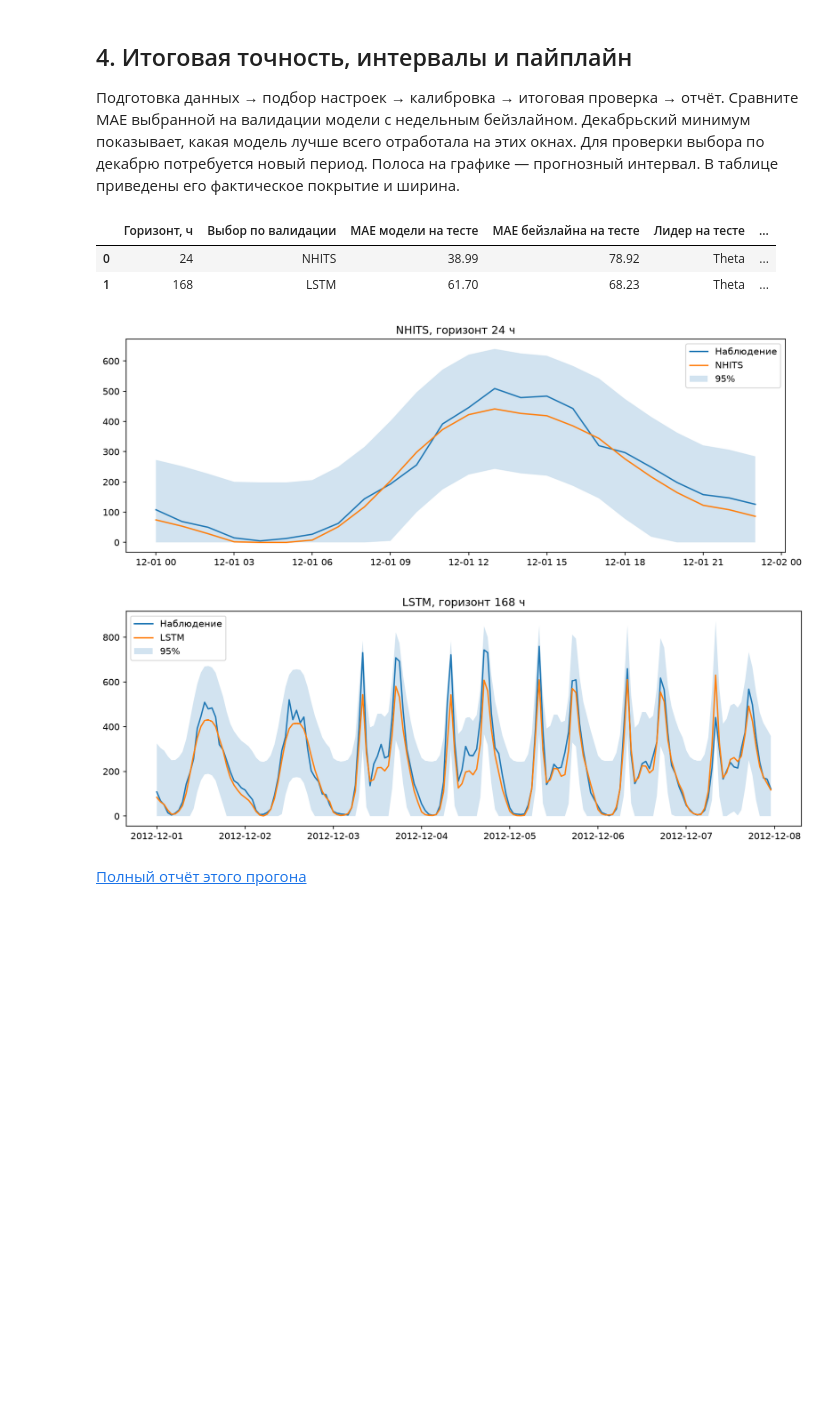
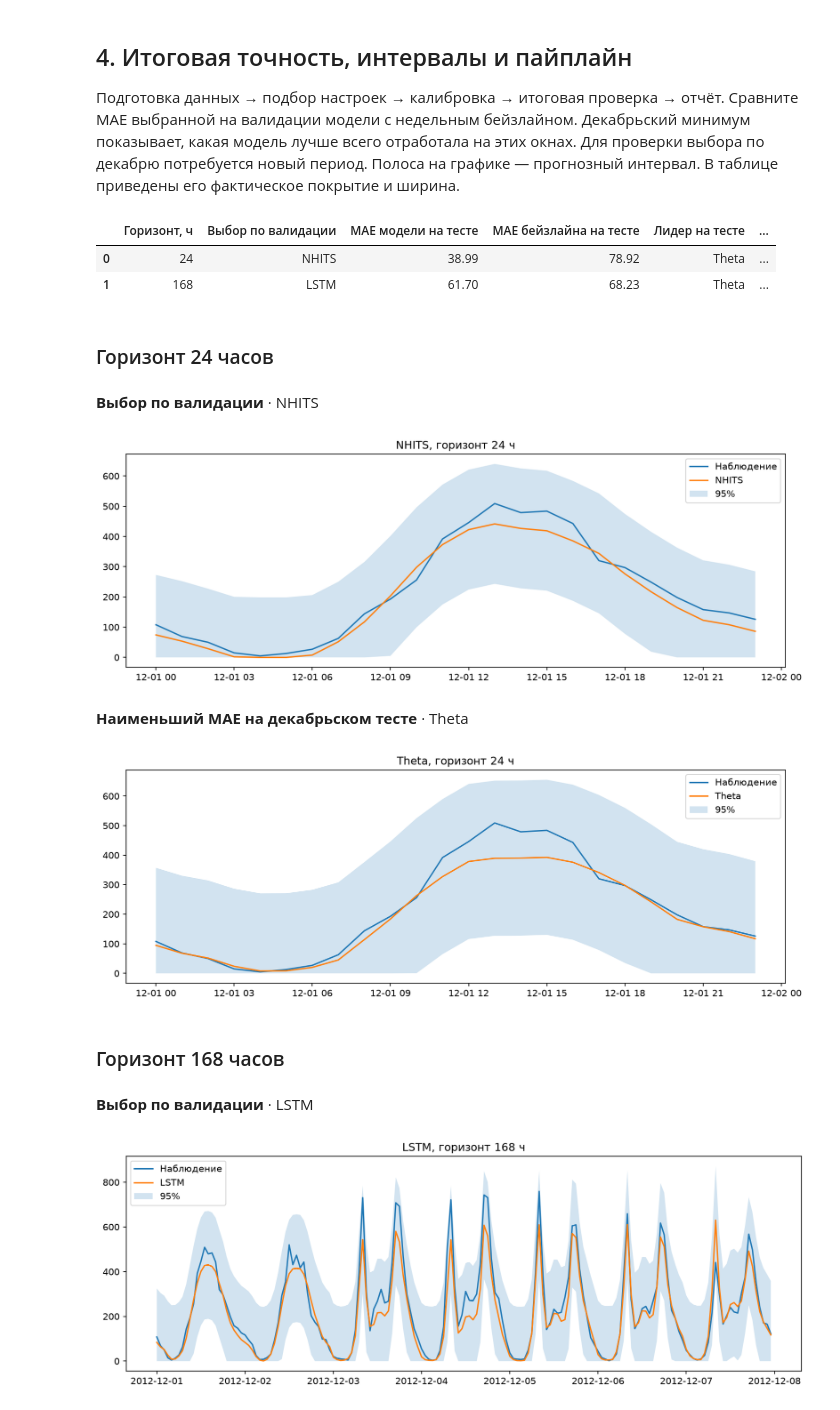
Before and after one commit to Deshp666/time_series_task, a Jupyter notebook: study_full.ipynb, the cells around one changed output. Saved outputs shown, nothing was run; the diff lists cells and outputs as text; code cells hidden in the pictures; blank space fills up the shorter version.

Commit message:
Show December test leader forecasts in notebook

```diff
--- a/study_full.ipynb
+++ b/study_full.ipynb
@@ -153,33 +153,45 @@ if scores.empty or "test" not in set(scores.phase) or not coverage_path.is_file(
     print("Декабрьские метрики и прогнозные интервалы появятся после полного прогона.")
 else:
     coverage = pd.read_csv(coverage_path)
     comparison = []
     for h, validation in scores[scores.phase == "validation"].groupby("horizon"):
         leader = validation.sort_values(["MAE", "model"]).iloc[0].model
         tested = scores[(scores.horizon == h) & (scores.phase == "test")].set_index("model")
         if leader not in tested.index or "SeasonalNaive" not in tested.index:
             continue
         intervals = coverage[(coverage.horizon == h) & (coverage.model == leader)
                              & (coverage.level == 0.95)]
         comparison.append({"Горизонт, ч": h, "Выбор по валидации": leader,
                            "MAE модели на тесте": tested.loc[leader, "MAE"],
                            "MAE бейзлайна на тесте": tested.loc["SeasonalNaive", "MAE"],
                            "Лидер на тесте": tested.MAE.idxmin(),
                            "Минимальный MAE на тесте": tested.MAE.min(),
                            "Покрытие 95%-го интервала, %": 100 * intervals.coverage.mean(),
                            "Средняя ширина": intervals.mean_width.mean()})
     if comparison:
         display(pd.DataFrame(comparison).round(2))
         for row in comparison:
             h = row["Горизонт, ч"]
-            show_figure(f"forecast_{row['Выбор по валидации']}_{h}.png")
+            validation_leader = row["Выбор по валидации"]
+            test_leader = row["Лидер на тесте"]
+            display(Markdown(f"### Горизонт {h} часов"))
+            display(Markdown(f"**Выбор по валидации** · {validation_leader}"))
+            show_figure(f"forecast_{validation_leader}_{h}.png")
+            if test_leader != validation_leader:
+                display(Markdown(f"**Наименьший MAE на декабрьском тесте** · {test_leader}"))
+                show_figure(f"forecast_{test_leader}_{h}.png")
 if (folder / "REPORT.md").is_file():
     report = (folder / "REPORT.md").relative_to(root).as_posix()
     display(Markdown(f"[Полный отчёт этого прогона]({report})"))
 # %% [output]
 |  | Горизонт, ч | Выбор по валидации | MAE модели на тесте | MAE бейзлайна на тесте | Лидер на тесте | ... |
 | 0 | 24 | NHITS | 38.99 | 78.92 | Theta | ... |
 | 1 | 168 | LSTM | 61.70 | 68.23 | Theta | ... |
+### Горизонт 24 часов
+**Выбор по валидации** · NHITS
 [figure]
+**Наименьший MAE на декабрьском тесте** · Theta
-[figure, old version]
+[figure, new version]
-[Полный отчёт этого прогона](artifacts/full/REPORT.md)
+### Горизонт 168 часов
+**Выбор по валидации** · LSTM
+[figure, added]
```
Also changed, not shown: parts of 1 cell of this notebook, 1 other file.
